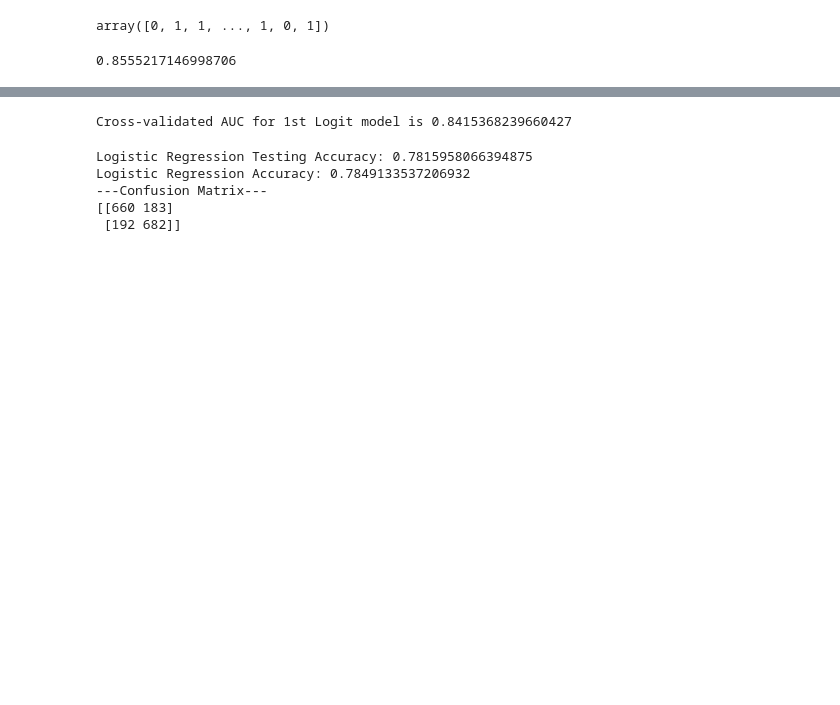
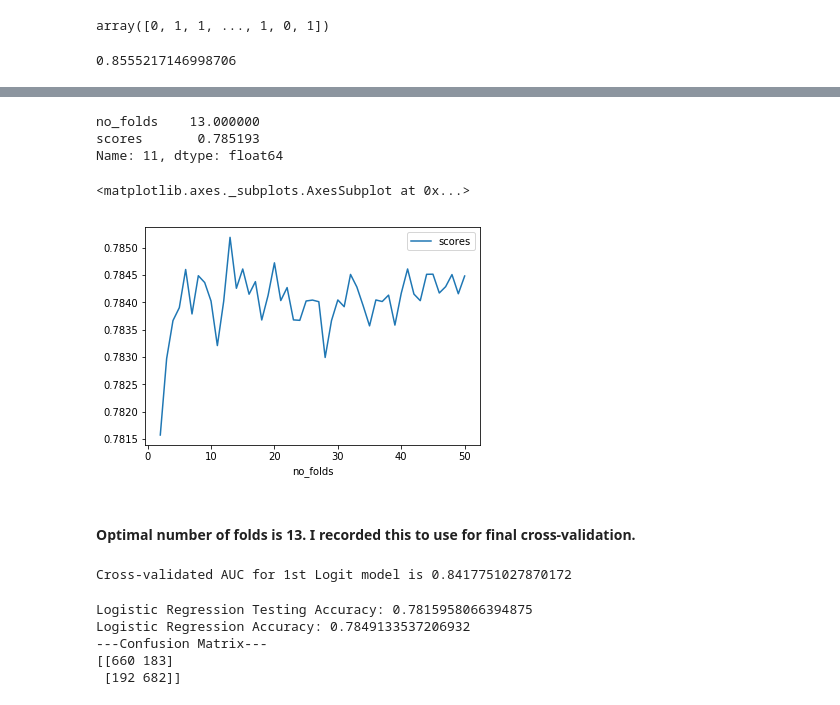
Before and after one commit to RhysZH/GA-DAT9-Projects1, a Jupyter notebook: R_Morgan_Project4_Files/R_Morgan_Project4_Modelling.ipynb, the cells around one changed output, grey strips where cells are left out. Drawn from its saved outputs; the diff is of its cells as text; code cells hidden in the pictures; blank space fills up the shorter version.

```diff
--- a/R_Morgan_Project4_Files/R_Morgan_Project4_Modelling.ipynb
+++ b/R_Morgan_Project4_Files/R_Morgan_Project4_Modelling.ipynb
@@ -294,10 +300,34 @@ roc_auc
+# %%
+from sklearn.model_selection import cross_val_score
+
+score_list = []
+no_folds = []
+for k in range(2,51):
+    score = cross_val_score(model, X_samp, y_res, cv=k, scoring='accuracy').mean()
+    no_folds.append(k)
+    score_list.append(score)
+
+s = {'no_folds':no_folds, 'scores':score_list}
+n_scores = pd.DataFrame(s)
+print(n_scores.iloc[n_scores['scores'].values.argmax()])
+
+#show cross-val scores against number of folds, visualising optimum k-value.
+n_scores.plot('no_folds', 'scores')
+# %% [output]
+no_folds    13.000000
+scores       0.785193
+Name: 11, dtype: float64
+<matplotlib.axes._subplots.AxesSubplot at 0x...>
+[figure, added]
+# %% [markdown]
+#### Optimal number of folds is 13. I recorded this to use for final cross-validation.
 # %%
 from sklearn.model_selection import cross_val_score
 
-cv_lr = cross_val_score(model, X_res, y_res, cv=4, scoring='roc_auc').mean()
+cv_lr = cross_val_score(model, X_res, y_res, cv=13, scoring='roc_auc').mean()
 print('Cross-validated AUC for 1st Logit model is', cv_lr)
 # %% [output]
-Cross-validated AUC for 1st Logit model is 0.8415368239660427
+Cross-validated AUC for 1st Logit model is 0.8417751027870172
 # %%
 y_pred_train = model.predict(X_train)
 print('Logistic Regression Testing Accuracy:', metrics.accuracy_score(y_test, y_pred))
```
Also changed, not shown: parts of 27 cells of this notebook, 3 other files.
